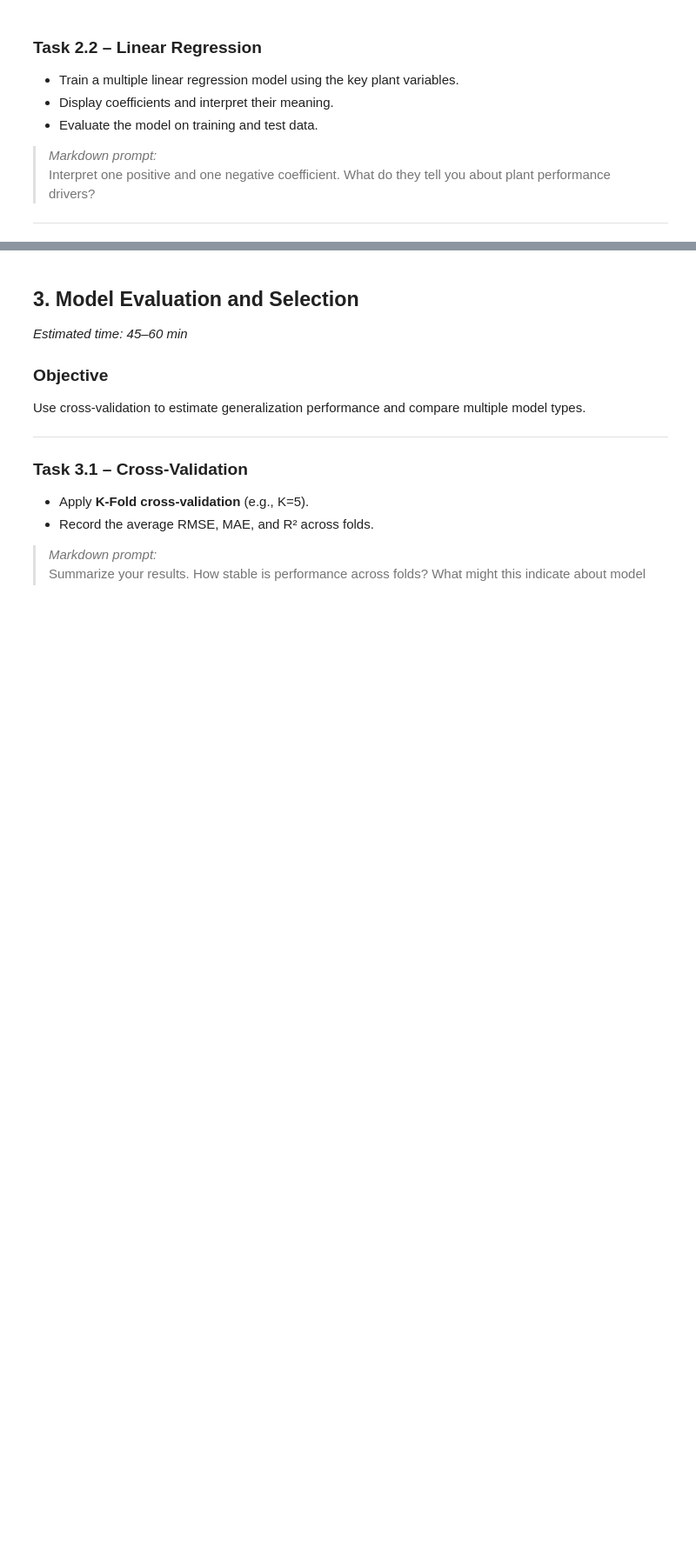
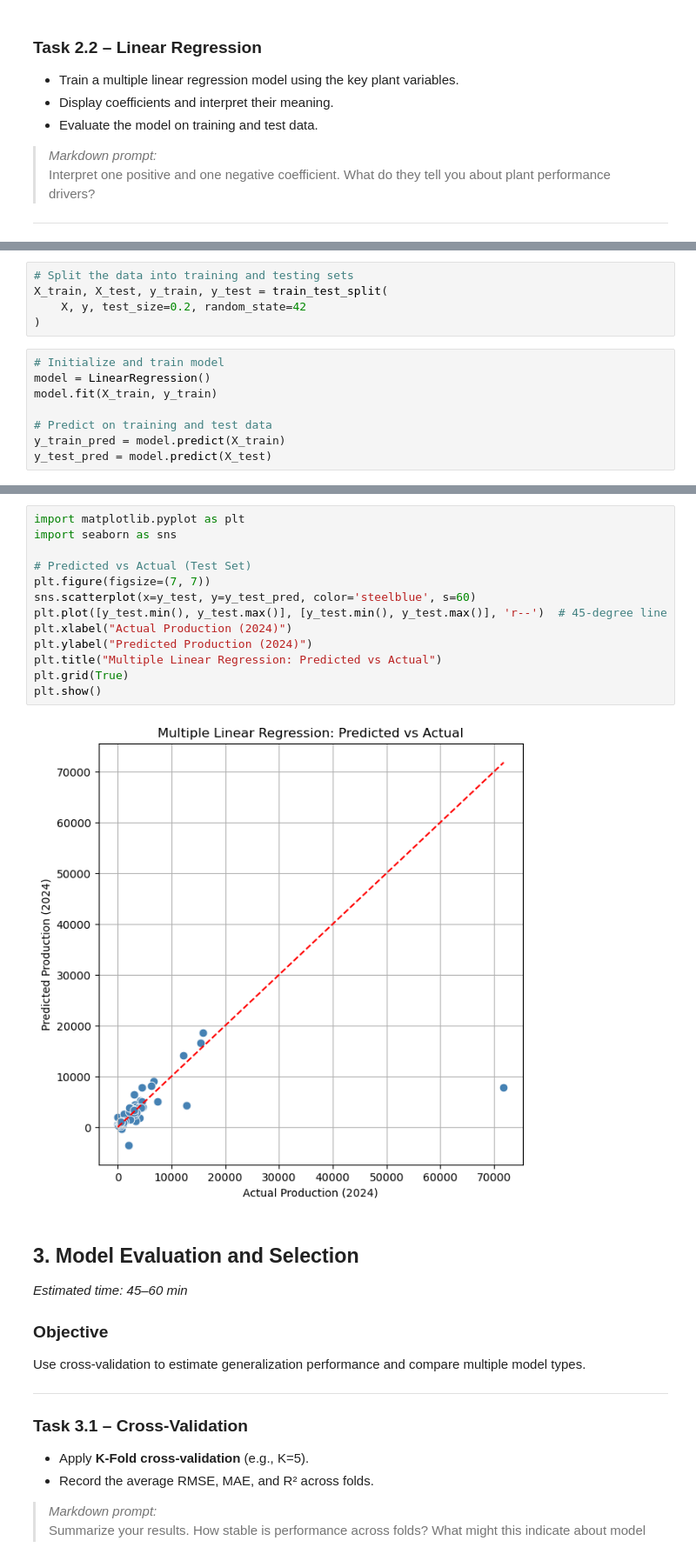
Before and after one commit to Vincksi/Climate-Risks, a Jupyter notebook: Lab2 - Modelling & Model Lifecycle/plant_production_predictions.ipynb, the cells around one changed output, grey strips where cells are left out. Shown: that part at 87% size. Drawn from its saved outputs; the diff is of its cells as text; blank space fills up the shorter version.

```diff
--- a/Lab2 - Modelling & Model Lifecycle/plant_production_predictions.ipynb
+++ b/Lab2 - Modelling & Model Lifecycle/plant_production_predictions.ipynb
@@ -132,0 +640,13 @@ Interpret one positive and one negative coefficient. What do they tell you about
+# %%
+# Split the data into training and testing sets
+X_train, X_test, y_train, y_test = train_test_split(
+    X, y, test_size=0.2, random_state=42
+)
+# %%
+# Initialize and train model
+model = LinearRegression()
+model.fit(X_train, y_train)
+
+# Predict on training and test data
+y_train_pred = model.predict(X_train)
+y_test_pred = model.predict(X_test)
@@ -133,3 +689,18 @@ Interpret one positive and one negative coefficient. What do they tell you about
+# %%
+import matplotlib.pyplot as plt
+import seaborn as sns
+
+# Predicted vs Actual (Test Set)
+plt.figure(figsize=(7, 7))
+sns.scatterplot(x=y_test, y=y_test_pred, color='steelblue', s=60)
+plt.plot([y_test.min(), y_test.max()], [y_test.min(), y_test.max()], 'r--')  # 45-degree line
+plt.xlabel("Actual Production (2024)")
+plt.ylabel("Predicted Production (2024)")
+plt.title("Multiple Linear Regression: Predicted vs Actual")
+plt.grid(True)
+plt.show()
+# %% [output]
+[figure, added]
 # %% [markdown]
 ## 3. Model Evaluation and Selection
 *Estimated time: 45–60 min*
```
Also changed, not shown: parts of 30 cells of this notebook.
